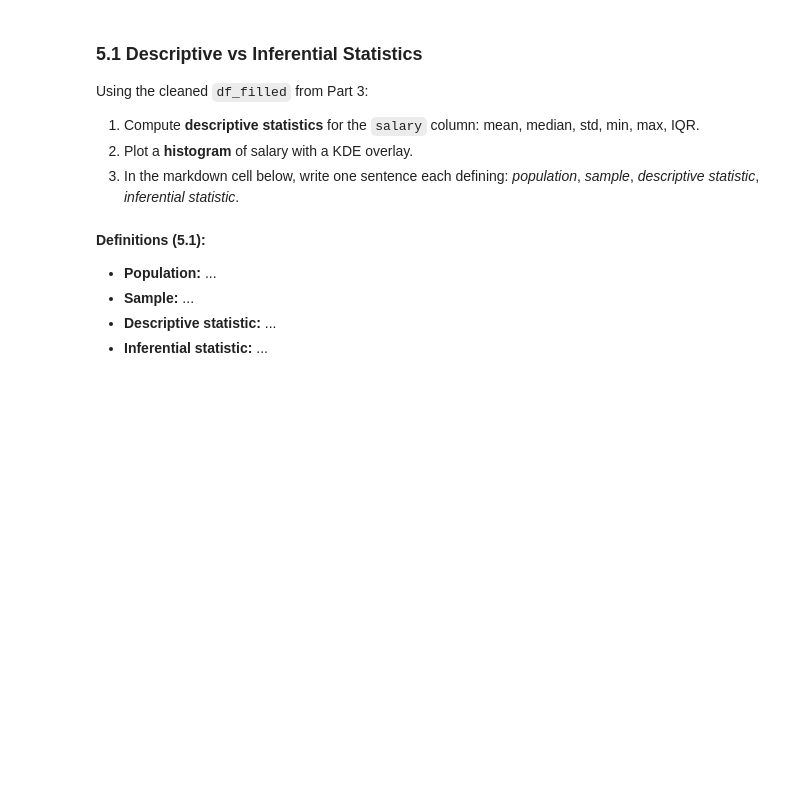
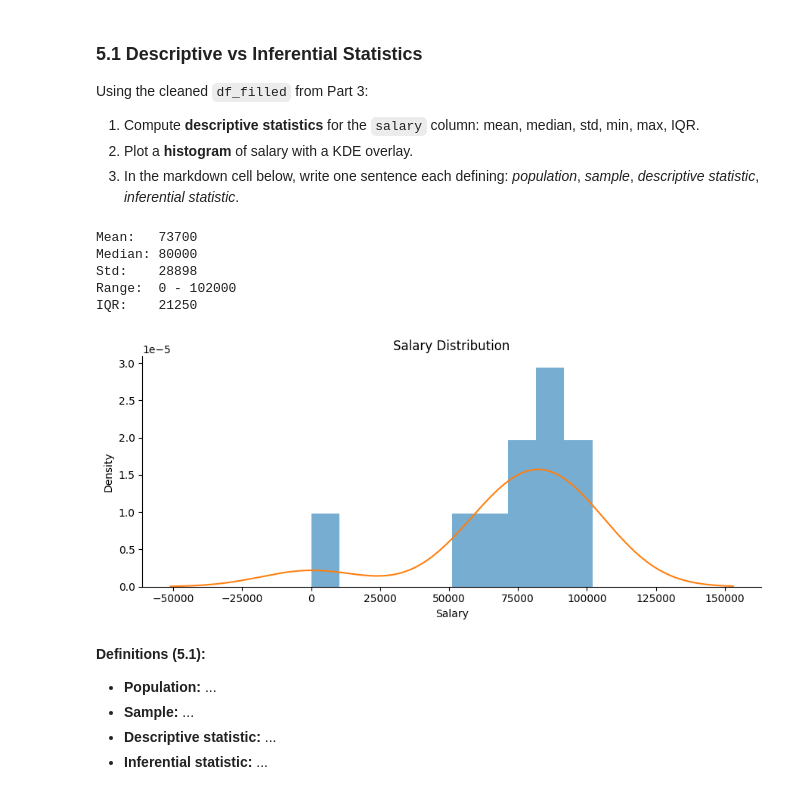
Before and after one commit to shreyanshgoy/Celebal_DataScience_Assignments, a Jupyter notebook: week1_assignment.ipynb, the cells around one changed output. Saved outputs shown, nothing was run; the diff lists cells and outputs as text; code cells hidden in the pictures; blank space fills up the shorter version.

```diff
--- a/week1_assignment.ipynb
+++ b/week1_assignment.ipynb
@@ -298,9 +337,13 @@ print("Missing values before:")
 print(df.isnull().sum())
 
 df_filled = df.copy()
-# YOUR CODE HERE
+
+# Fill missing values
+df_filled = df_filled.fillna(0)
 
 print("\nMissing values after:")
 print(df_filled.isnull().sum())
+
 assert df_filled.isnull().sum().sum() == 0, "Still has nulls!"
+
 print("3.4 passed ✓")
@@ -435,24 +612,40 @@ Using the cleaned `df_filled` from Part 3:
 # %%
 salary = df_filled['salary']
 
-mean_s   = None  # YOUR CODE HERE
-median_s = None  # YOUR CODE HERE
-std_s    = None  # YOUR CODE HERE
-min_s    = None  # YOUR CODE HERE
-max_s    = None  # YOUR CODE HERE
-iqr_s    = None  # YOUR CODE HERE — use np.percentile
+mean_s = salary.mean()
+median_s = salary.median()
+std_s = salary.std()
+min_s = salary.min()
+max_s = salary.max()
+
+q1 = np.percentile(salary, 25)
+q3 = np.percentile(salary, 75)
+iqr_s = q3 - q1
 
 print(f"Mean:   {mean_s:.0f}")
 print(f"Median: {median_s:.0f}")
 print(f"Std:    {std_s:.0f}")
-print(f"Range:  {min_s:.0f} – {max_s:.0f}")
+print(f"Range:  {min_s:.0f} - {max_s:.0f}")
 print(f"IQR:    {iqr_s:.0f}")
 
 # Histogram + KDE
 fig, ax = plt.subplots()
-# YOUR CODE HERE
-ax.set_xlabel('Salary'); ax.set_title('Salary Distribution')
-plt.tight_layout(); plt.show()
+
+salary.plot(kind='hist', bins=10, density=True, alpha=0.6, ax=ax)
+salary.plot(kind='kde', ax=ax)
+
+ax.set_xlabel('Salary')
+ax.set_title('Salary Distribution')
+
+plt.tight_layout()
+plt.show()
+# %% [output]
+Mean:   73700
+Median: 80000
+Std:    28898
+Range:  0 - 102000
+IQR:    21250
+[figure, added]
 # %% [markdown]
 **Definitions (5.1):**
 
```
Also changed, not shown: parts of 22 cells of this notebook.
